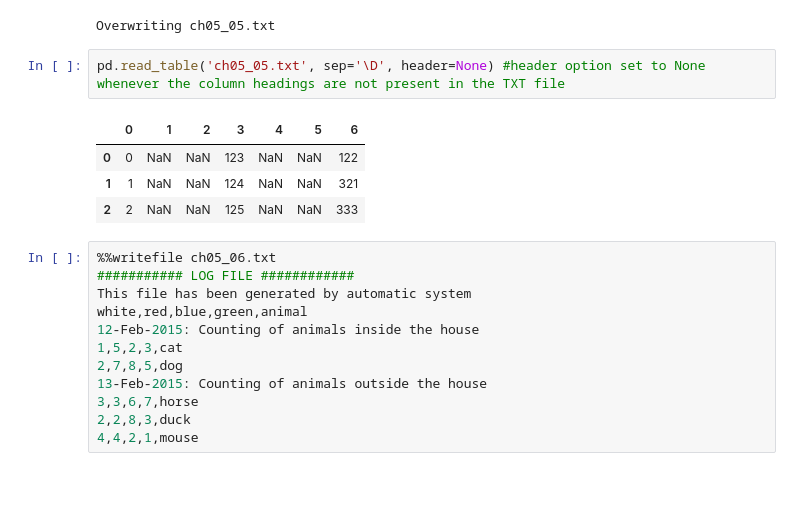
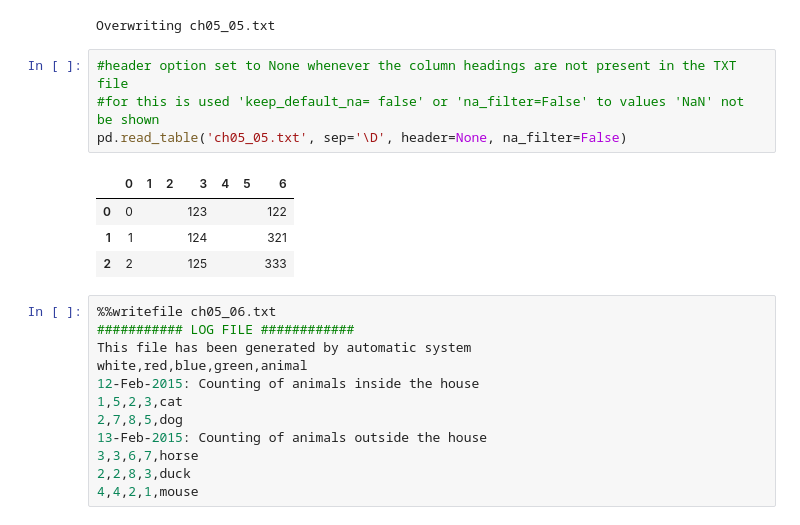
Before and after one commit to BrunoBento8/Python-DA, a Jupyter notebook: Python_DA_Chapter_5.ipynb, the cells around one changed output. Drawn from its saved outputs; the diff is of its cells as text; blank space fills up the shorter version.

```diff
--- a/Python_DA_Chapter_5.ipynb
+++ b/Python_DA_Chapter_5.ipynb
@@ -150,12 +150,14 @@ pd.read_table('ch05_04.txt', sep='\s')
 # %% [output]
 Overwriting ch05_05.txt
 # %%
-pd.read_table('ch05_05.txt', sep='\D', header=None) #header option set to None whenever the column headings are not present in the TXT file
+#header option set to None whenever the column headings are not present in the TXT file
+#for this is used 'keep_default_na= false' or 'na_filter=False' to values 'NaN' not be shown
+pd.read_table('ch05_05.txt', sep='\D', header=None, na_filter=False)
 # %% [output]
 |  | 0 | 1 | 2 | 3 | 4 | 5 | 6 |
-| 0 | 0 | NaN | NaN | 123 | NaN | NaN | 122 |
-| 1 | 1 | NaN | NaN | 124 | NaN | NaN | 321 |
-| 2 | 2 | NaN | NaN | 125 | NaN | NaN | 333 |
+| 0 | 0 |  |  | 123 |  |  | 122 |
+| 1 | 1 |  |  | 124 |  |  | 321 |
+| 2 | 2 |  |  | 125 |  |  | 333 |
 # %%
 %%writefile ch05_06.txt
 ########### LOG FILE ############
```
